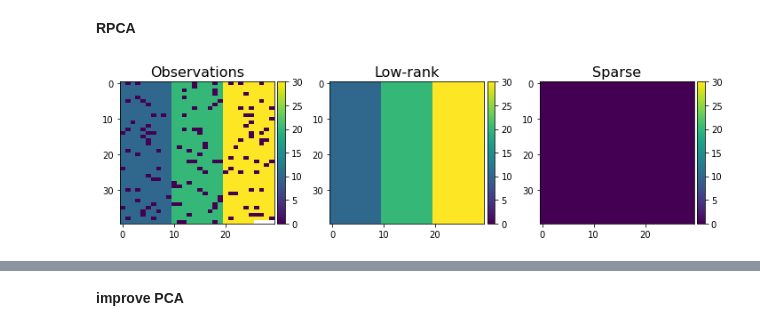
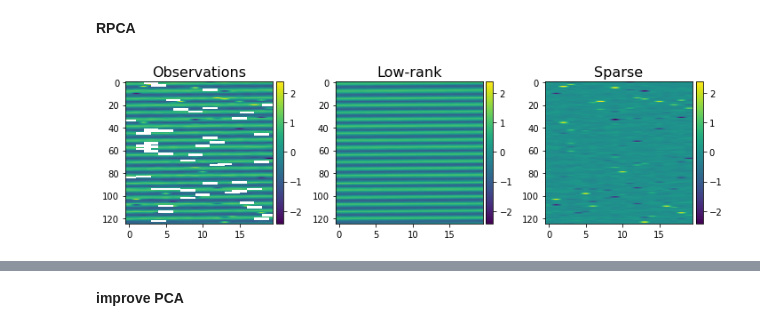
Before and after one commit to scikit-learn-contrib/qolmat, a Jupyter notebook: test.ipynb, the cells around one changed output, grey strips where cells are left out. Cells and saved outputs as stored; diff of their text form; code cells hidden in the pictures.

```diff
--- a/test.ipynb
+++ b/test.ipynb
@@ -30,0 +15,19 @@ list_D = D.flatten().tolist()[:-4]
+# %%
+time_sampler = ts.TimeSampler(stop_time=20)
+irregular_time_samples = time_sampler.sample_irregular_time(num_points=5_000, keep_percentage=50)
+sinusoid = ts.signals.Sinusoidal(frequency=1)
+white_noise = ts.noise.GaussianNoise(std=0.1)
+timeseries = ts.TimeSeries(sinusoid, noise_generator=white_noise)
+samples, signals, errors = timeseries.sample(irregular_time_samples)
+
+n = len(samples)
+indices = np.random.choice(n, int(n*0.02))
+samples[indices] = [np.random.uniform(low=2*np.min(samples), high=2*np.max(samples)) for i in range(int(n*0.02))]
+indices = np.random.choice(n, int(n*0.02))
+samples[indices] = np.nan
+
+fig, ax = plt.subplots(3, 1, sharex=True, figsize=(12,5))
+ax[0].plot(range(len(samples)), samples)
+ax[1].plot(range(len(signals)), signals)
+ax[2].plot(range(len(errors)), errors)
+plt.show()
@@ -31,10 +36,12 @@ list_D = D.flatten().tolist()[:-4]
 # %% [markdown]
 **RPCA**
 # %%
-rpca = rpca_PCP(signal=list_D, period=n2)
+%%time
+
+rpca = RPCA(signal=samples.tolist(), period=20)
 rpca.prepare_data()
-rpca.compute_rpca_PCP()
+rpca.compute_rpca()
 rpca.plot_matrices()
 rpca.plot_signal()
 # %% [output]
-[figure, old version]
+[figure, new version]
```
Also changed, not shown: parts of 10 cells of this notebook, 8 other files.
